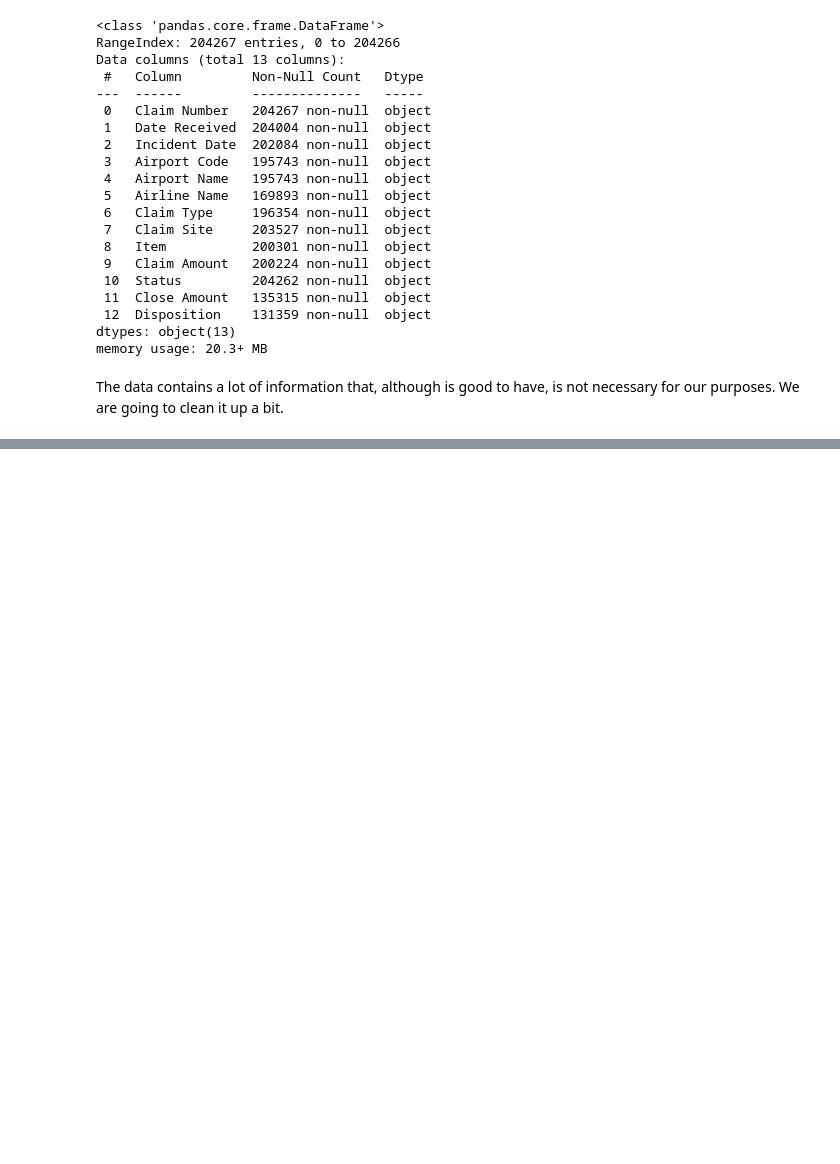
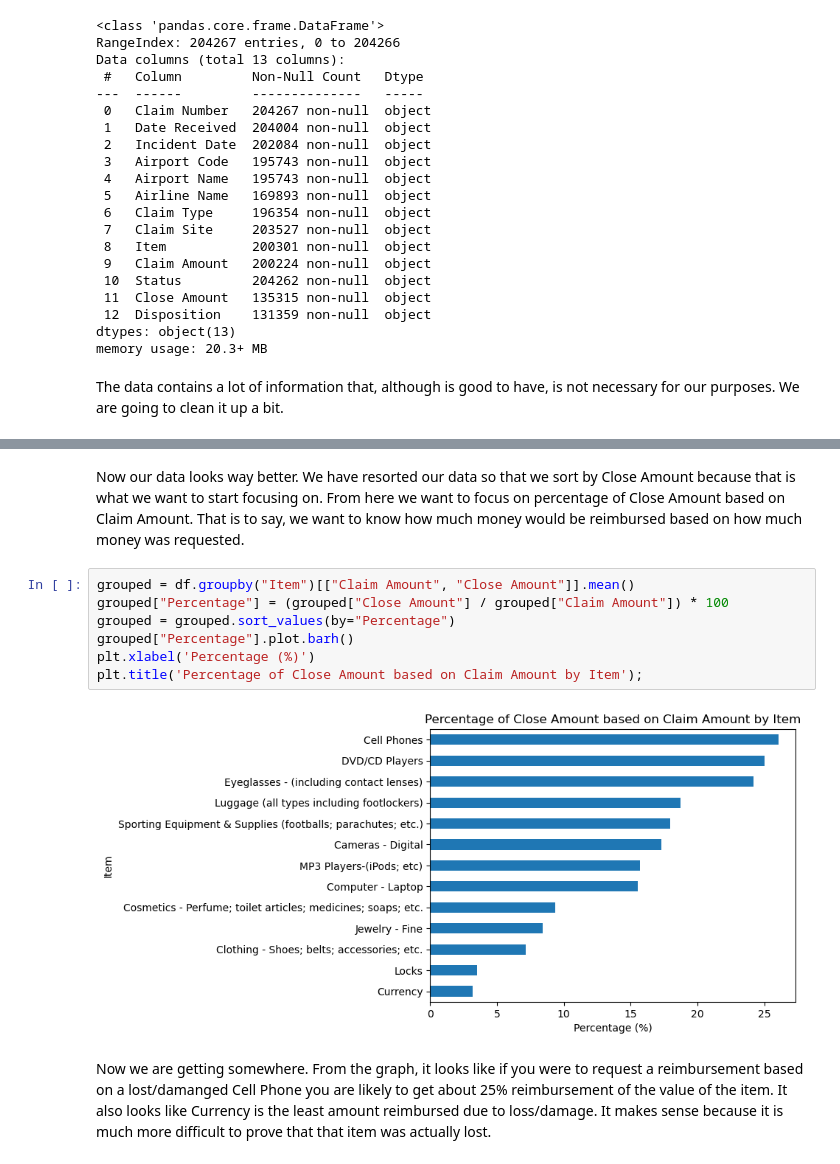
Before and after one commit to iFernandez96/TSA-claim-reimbursement-predictor, a Jupyter notebook: TSA Claim Reimbursement Predictor.ipynb, the cells around one changed output, grey strips where cells are left out. Saved outputs shown, nothing was run; the diff lists cells and outputs as text; blank space fills up the shorter version.

```diff
--- a/TSA Claim Reimbursement Predictor.ipynb
+++ b/TSA Claim Reimbursement Predictor.ipynb
@@ -78,0 +112,13 @@ df = df[df['Item'] != 'Other']
+# %% [markdown]
+Now our data looks way better. We have resorted our data so that we sort by Close Amount because that is what we want to start focusing on. From here we want to focus on percentage of Close Amount based on Claim Amount. That is to say, we want to know how much money would be reimbursed based on how much money was requested.
+# %%
+grouped = df.groupby("Item")[["Claim Amount", "Close Amount"]].mean()
+grouped["Percentage"] = (grouped["Close Amount"] / grouped["Claim Amount"]) * 100
+grouped = grouped.sort_values(by="Percentage")
+grouped["Percentage"].plot.barh()
+plt.xlabel('Percentage (%)')
+plt.title('Percentage of Close Amount based on Claim Amount by Item');
+# %% [output]
+[figure, added]
+# %% [markdown]
+Now we are getting somewhere. From the graph, it looks like if you were to request a reimbursement based on a lost/damanged Cell Phone you are likely to get about 25% reimbursement of the value of the item. It also looks like Currency is the least amount reimbursed due to loss/damage. It makes sense because it is much more difficult to prove that that item was actually lost.
```
Also changed, not shown: parts of 12 cells of this notebook, 1 other file.
